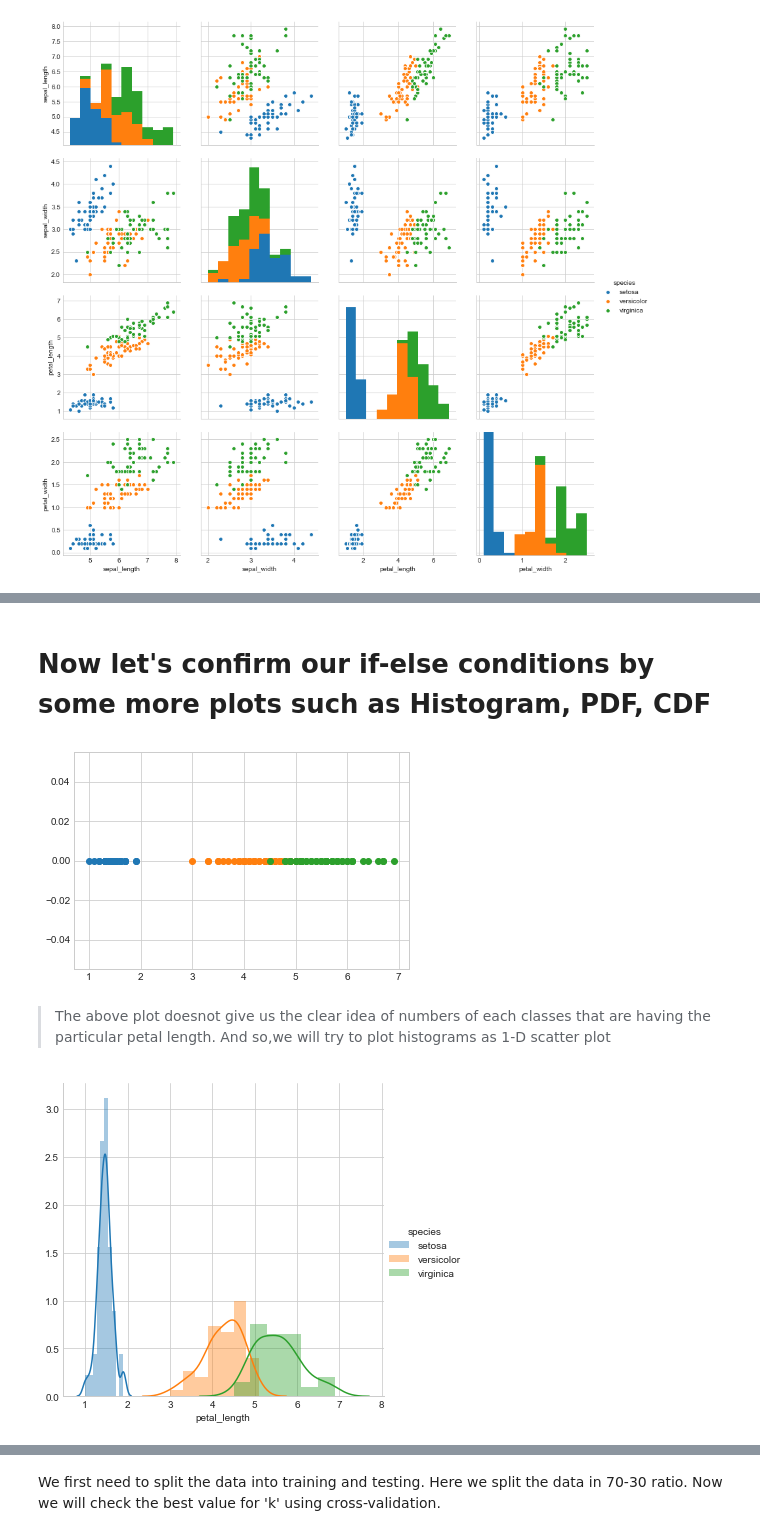
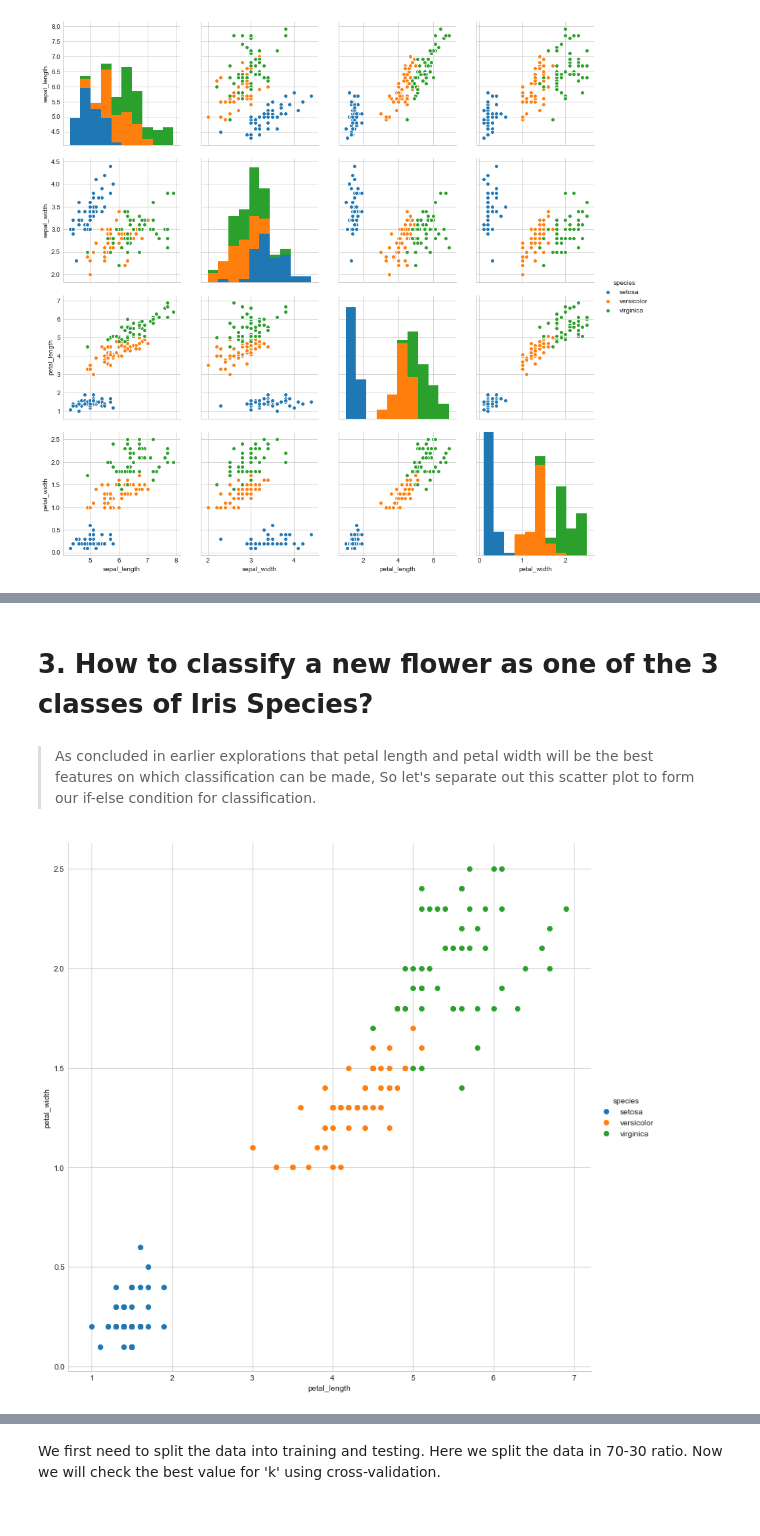
Before and after one commit to Rakesh9998/Iris-dataset-observation-Blog-your-solution-project-udacity-, a Jupyter notebook: Iris_project.ipynb, the cells around one changed output, grey strips where cells are left out. Cells and saved outputs as stored; diff of their text form; code cells hidden in the pictures.

```diff
--- a/Iris_project.ipynb
+++ b/Iris_project.ipynb
@@ -260,26 +88,14 @@ plt.show()
-# %% [markdown]
-#  Now let's confirm our if-else conditions by some more plots such as Histogram, PDF, CDF
-# %%
-#1-D scatter plot of petal-length
-import numpy as np
-setosa = iris_dataset.loc[iris_dataset["species"] == "setosa"];
-virginica = iris_dataset.loc[iris_dataset["species"] == "virginica"];
-versicolor = iris_dataset.loc[iris_dataset["species"] == "versicolor"];
-#plotting the petal length of various types of flower
-plt.plot(setosa["petal_length"], np.zeros_like(setosa['petal_length']), 'o')
-plt.plot(versicolor["petal_length"], np.zeros_like(versicolor['petal_length']), 'o')
-plt.plot(virginica["petal_length"], np.zeros_like(virginica['petal_length']), 'o')
-
-plt.show()
-# %% [output]
-[figure, removed]
-# %% [markdown]
->The above plot doesnot give us the clear idea of numbers of each classes that are having the particular petal length. And so,we will try to plot histograms as 1-D scatter plot
+# %% [markdown]
+# 3. How to classify a new flower as one of the 3 classes of Iris Species?
+# %% [markdown]
+>As concluded in earlier explorations that petal length and petal width will be the best features on which classification can be made, So let's separate out this scatter plot to form our if-else condition for classification.
 # %%
-#Histogram for petal length of each class
-sns.FacetGrid(iris_dataset, hue="species", size=5) \
-   .map(sns.distplot, "petal_length") \
+# Scatter plot for each flower type between petal length and petal width.
+
+sns.set_style("whitegrid");
+sns.FacetGrid(iris_dataset, hue="species", size=10) \
+   .map(plt.scatter, "petal_length", "petal_width") \
    .add_legend();
 plt.show();
 # %% [output]
-[figure, old version]
+[figure, new version]
```
Also changed, not shown: parts of 47 cells of this notebook.
